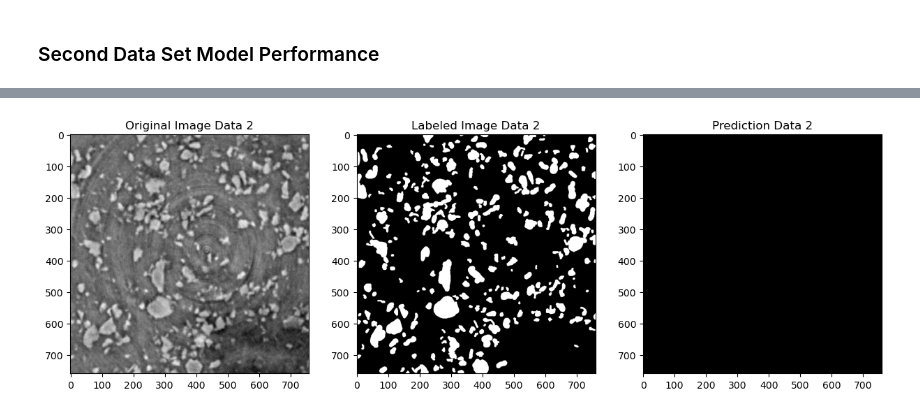
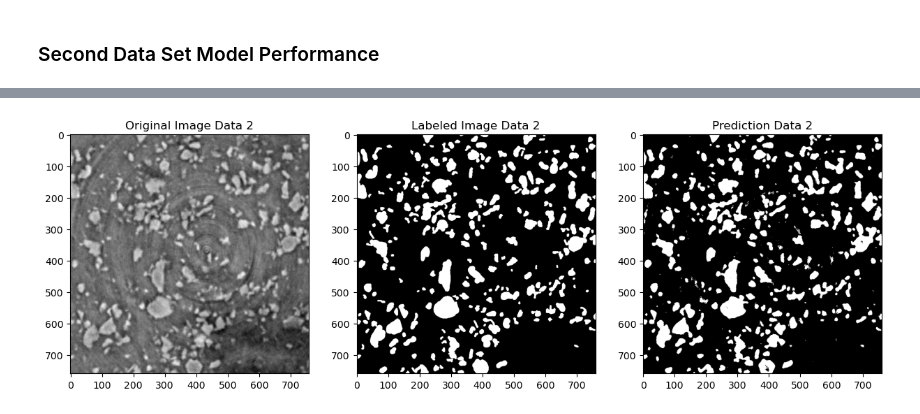
Before and after one commit to davidschep/xray-segmentation, a Jupyter notebook: VGG16ModelCreation.ipynb, the cells around one changed output, grey strips where cells are left out. Drawn from its saved outputs; the diff is of its cells as text; code cells hidden in the pictures.

```diff
--- a/VGG16ModelCreation.ipynb
+++ b/VGG16ModelCreation.ipynb
@@ -522,7 +503,7 @@ X_test_feature = VGG_model_2.predict(image)
 X_test_feature = X_test_feature.reshape(-1, X_test_feature.shape[3])
 
 #Predict XGBoost Image
-prediction = loaded_model_XGB.predict(X_test_feature)
+prediction = loaded_model_XGB_2.predict(X_test_feature)
 prediction_image = prediction.reshape((759, 759))
 
 #Original and labled Images
@@ -547,7 +528,6 @@ plt.title('Labeled Image Data 2')
 plt.subplot(1, 3, 3)  # 1 row, 3 columns, third subplot
 plt.imshow(prediction_image, cmap='gray')
 plt.title('Prediction Data 2')
-
 # Show the plot
 plt.show()
 # %% [output]
@@ -555 +535 @@ plt.show()
-[figure, old version]
+[figure, new version]
```
Also changed, not shown: parts of 4 cells of this notebook, 1 other file.
